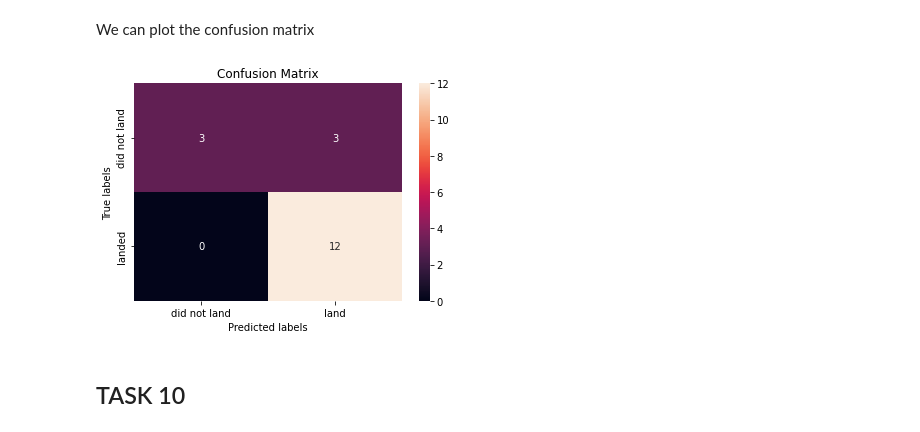
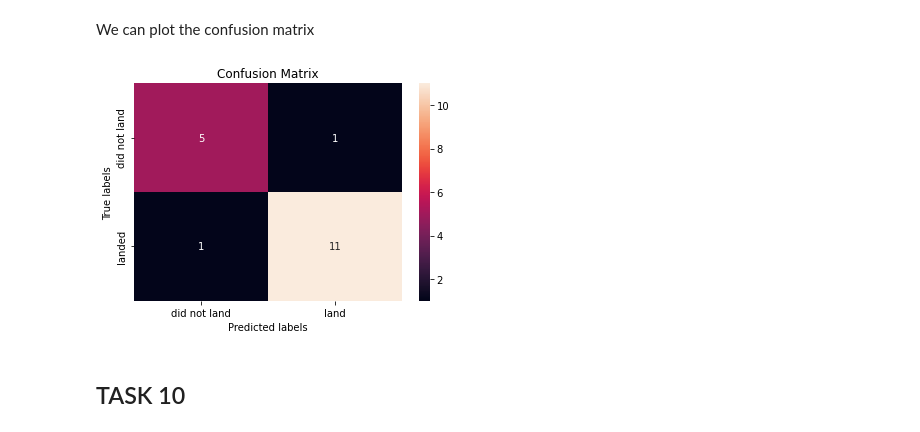
Before and after one commit to boros91/IBM_Python_Capstone_project, a Jupyter notebook: SpaceX_Machine_Learning_Prediction_Part_5.ipynb, the cells around one changed output. Drawn from its saved outputs; the diff is of its cells as text; code cells hidden in the pictures.

```diff
--- a/SpaceX_Machine_Learning_Prediction_Part_5.ipynb
+++ b/SpaceX_Machine_Learning_Prediction_Part_5.ipynb
@@ -289,10 +318,10 @@ tree_cv.best_estimator_.score(X_test,Y_test)
 # %% [markdown]
 We can plot the confusion matrix
 # %%
-yhat = svm_cv.predict(X_test)
+yhat = tree_cv.predict(X_test)
 plot_confusion_matrix(Y_test,yhat)
 # %% [output]
-[figure, old version]
+[figure, new version]
 # %% [markdown]
 ## TASK  10
 # %% [markdown]
```
Also changed, not shown: parts of 14 cells of this notebook.
